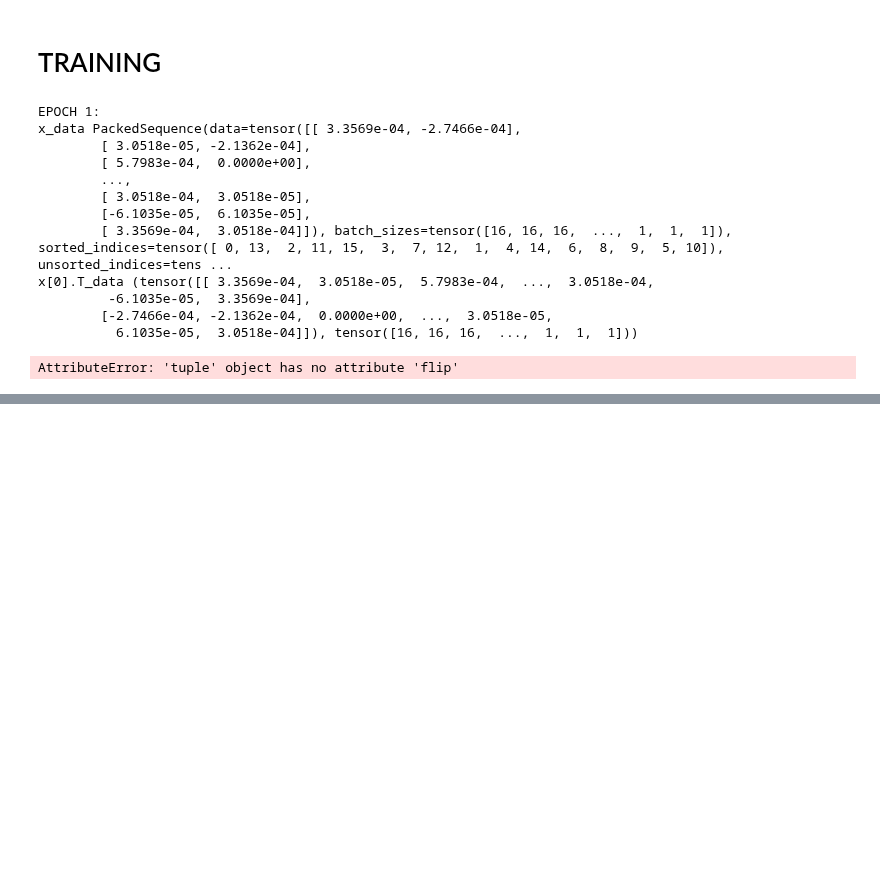
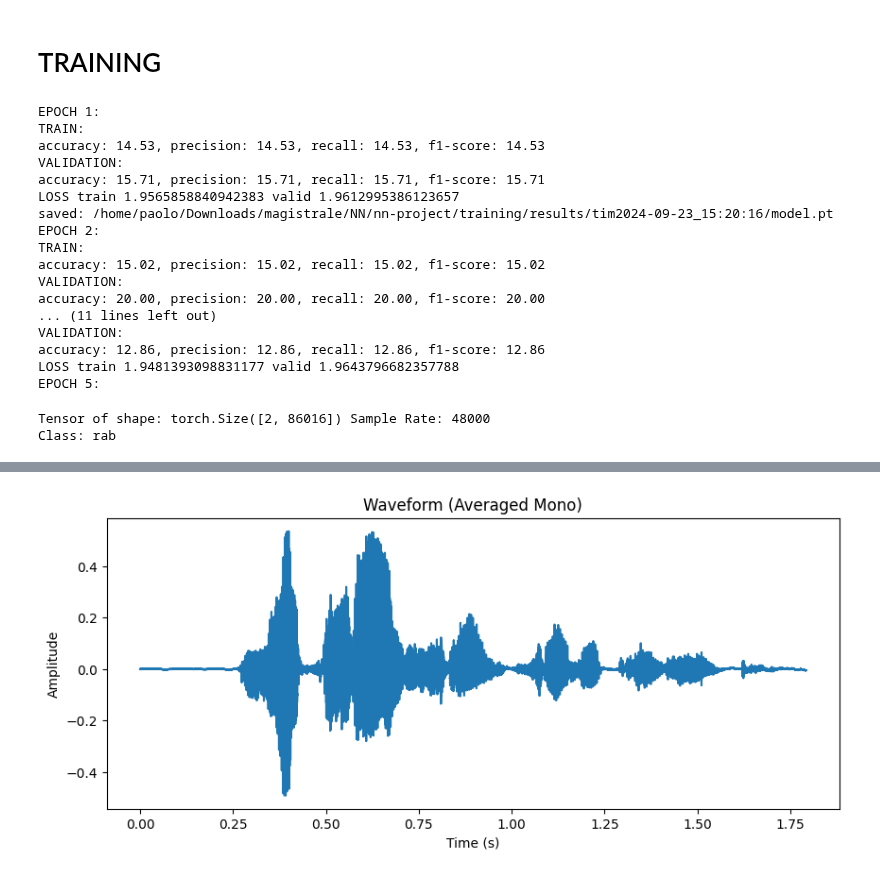
Before and after one commit to cybernetic-m/nn-project, a Jupyter notebook: notebook_nn_exam.ipynb, the cells around one changed output, grey strips where cells are left out. Saved outputs shown, nothing was run; the diff lists cells and outputs as text; code cells hidden in the pictures; blank space fills up the shorter version.

Commit message:
training works

```diff
--- a/notebook_nn_exam.ipynb
+++ b/notebook_nn_exam.ipynb
@@ -255,18 +259,50 @@ loss_fn = nn.CrossEntropyLoss()
 # Definition of the optimizer
 optimizer = torch.optim.Adam(model.parameters(), lr = LEARNING_RATE)
 # %%
-train(2, training_metrics_dict, validation_metrics_dict, train_dataloader, val_dataloader, model, loss_fn, optimizer)
+train(EPOCHS, training_metrics_dict, validation_metrics_dict, train_dataloader, val_dataloader, model, loss_fn, optimizer)
 # %% [output]
 EPOCH 1:
-x_data PackedSequence(data=tensor([[ 3.3569e-04, -2.7466e-04],
-        [ 3.0518e-05, -2.1362e-04],
-        [ 5.7983e-04,  0.0000e+00],
-        ...,
-        [ 3.0518e-04,  3.0518e-05],
-        [-6.1035e-05,  6.1035e-05],
-        [ 3.3569e-04,  3.0518e-04]]), batch_sizes=tensor([16, 16, 16,  ...,  1,  1,  1]), sorted_indices=tensor([ 0, 13,  2, 11, 15,  3,  7, 12,  1,  4, 14,  6,  8,  9,  5, 10]), unsorted_indices=tens ...
-x[0].T_data (tensor([[ 3.3569e-04,  3.0518e-05,  5.7983e-04,  ...,  3.0518e-04,
-         -6.1035e-05,  3.3569e-04],
-        [-2.7466e-04, -2.1362e-04,  0.0000e+00,  ...,  3.0518e-05,
-          6.1035e-05,  3.0518e-04]]), tensor([16, 16, 16,  ...,  1,  1,  1]))
+TRAIN:
+accuracy: 14.53, precision: 14.53, recall: 14.53, f1-score: 14.53
+VALIDATION:
+accuracy: 15.71, precision: 15.71, recall: 15.71, f1-score: 15.71
+LOSS train 1.9565858840942383 valid 1.9612995386123657
+saved: /home/paolo/Downloads/magistrale/NN/nn-project/training/results/tim2024-09-23_15:20:16/model.pt
+EPOCH 2:
+TRAIN:
+accuracy: 15.02, precision: 15.02, recall: 15.02, f1-score: 15.02
+VALIDATION:
+accuracy: 20.00, precision: 20.00, recall: 20.00, f1-score: 20.00
+... (11 lines left out)
+VALIDATION:
+accuracy: 12.86, precision: 12.86, recall: 12.86, f1-score: 12.86
+LOSS train 1.9481393098831177 valid 1.9643796682357788
+EPOCH 5:
-AttributeError: 'tuple' object has no attribute 'flip'
+# %%
+classes = ['dis', 'gio', 'neu', 'pau', 'rab', 'sor', 'tri']
+random_num = random.randint(1, train_dataset.__len__())
+data, label = val_dataset[42]
+
+print("Tensor of shape:",data[0].shape, "Sample Rate:", data[1])
+print("Class:", classes[label], "\n")
+
+# Waveform
+# Compute the average of both channels to get a mono waveform
+mono_waveform = data[0].mean(dim=0)
+num_samples = mono_waveform.shape[0]
+sample_rate = data[1]
+time_axis = np.linspace(0, num_samples / sample_rate, num_samples)
+
+# Play the audio
+display(Audio(mono_waveform.cpu().numpy(), rate=sample_rate))
+
+# Plot the averaged (mono) waveform
+plt.figure(figsize=(10, 4))
+plt.plot(time_axis, mono_waveform.cpu().numpy())
+plt.title('Waveform (Averaged Mono)')
+plt.xlabel('Time (s)')
+plt.ylabel('Amplitude')
+plt.show()
+# %% [output]
+Tensor of shape: torch.Size([2, 86016]) Sample Rate: 48000
+Class: rab
@@ -272,0 +310 @@ AttributeError: 'tuple' object has no attribute 'flip'
+[figure, added]
```
Also changed, not shown: parts of 4 cells of this notebook, 14 other files.
